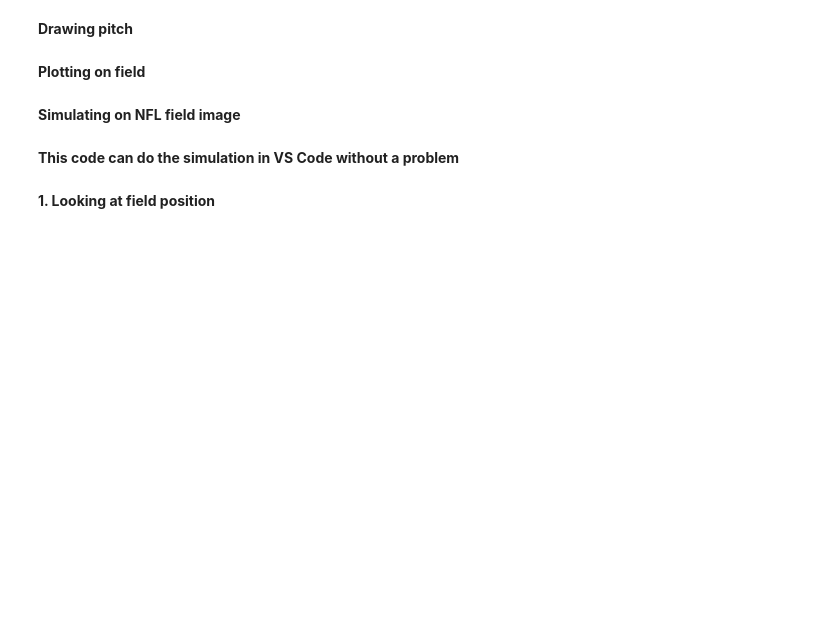
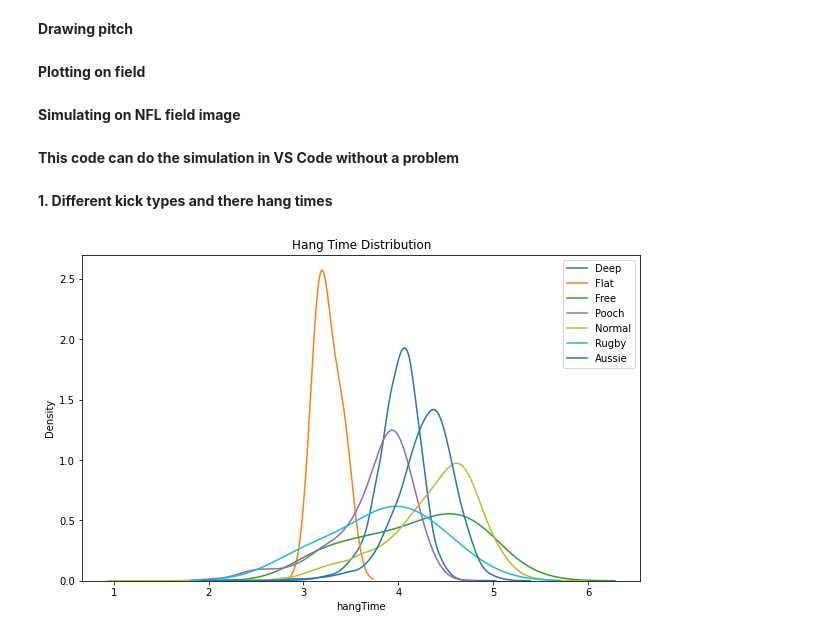
Before and after one commit to nik262/NFL-DATA-SCIENCE-PROJECT, a Jupyter notebook: NFL.ipynb, the cells around one changed output. Cells and saved outputs as stored; diff of their text form; code cells hidden in the pictures; blank space fills up the shorter version.

```diff
--- a/NFL.ipynb
+++ b/NFL.ipynb
@@ -379,12 +395,3 @@ x_nfl_id_name.head(1000)
-# %%
-import seaborn as sns
-import matplotlib.pyplot as plt
-import numpy as np
-# setting up figure
-plt.figure(figsize=(10, 6))
-# plotting
-ax = sns.distplot(players['height_numerical'], bins=12)
-ax.set_title('Height Distribution');
 # %% [markdown]
 **Drawing pitch**
 # %%
@@ -609,22 +616,31 @@ animate_one_play(2018123000, 36, tracking2018)
 #     plt.pause(0.01) # the ten times a second combo
 # # showing
 # plt.show()
-# %% [markdown]
-**1. Looking at field position**
+# %% [markdown]
+**1. Different kick types and there hang times**
 # %%
 import statistics as stats
 import seaborn as sns
 import matplotlib.pyplot as plt
 import numpy as np
 
 kick_types = ['D','F','K','O','P','Q','S','B','N','R','A']
 
+kick_type_names = ['Deep','Flat','Free','Obvious','Pooch','Squib','Surprise','Deep','Normal','Rugby','Aussie']
+
 plt.figure(figsize=(10, 6))
 # loop
 for kick_type in kick_types:
+  # finding full name
+  index = kick_types.index(kick_type)
+  # getting data
   kick_data = scouting.loc[(scouting["kickType"] == kick_type), "hangTime"]
-  ax = sns.distplot(kick_data,hist=False,label=kick_type)
-  ax.set_title('Hang Time Distribution');
+  # plotting
+  ax = sns.distplot(kick_data,hist=False,label= kick_type_names[index])
+  #title
+  ax.set_title('Hang Time Distribution')
 
 plt.legend()
 plt.show()
+# %% [output]
+[figure, added]
```
Also changed, not shown: parts of 7 cells of this notebook.
